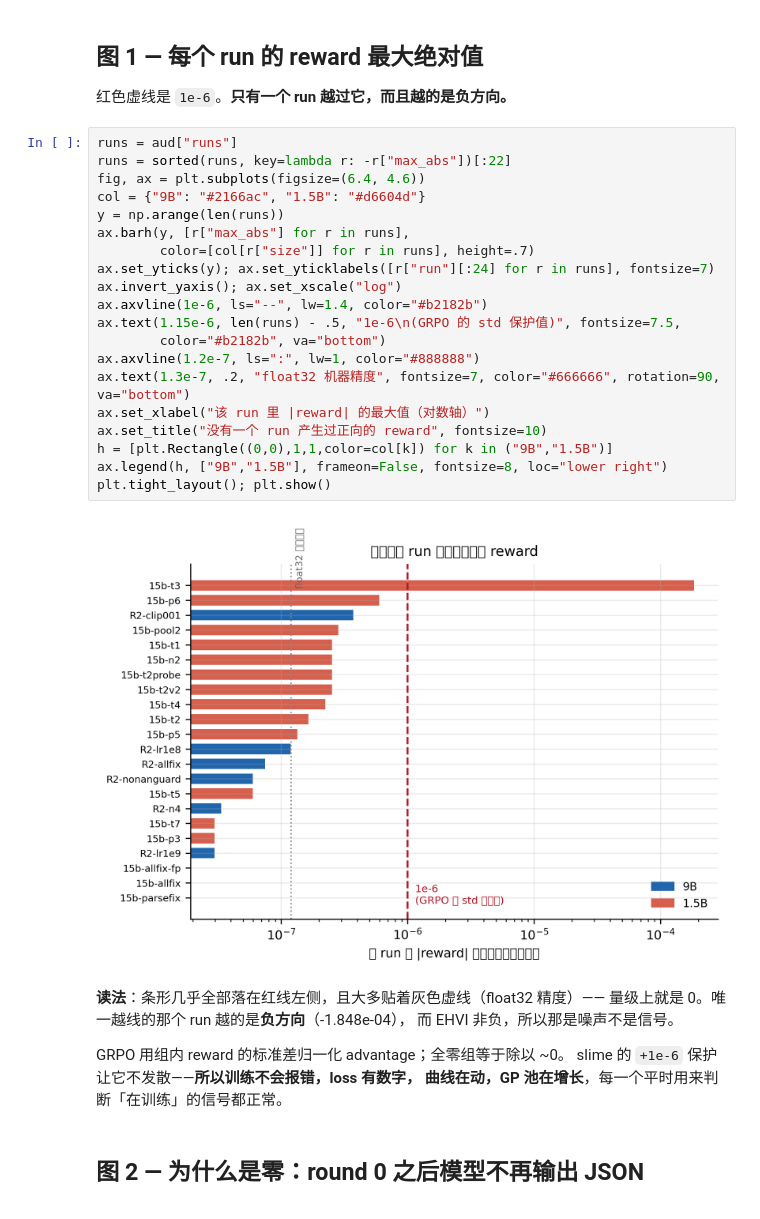
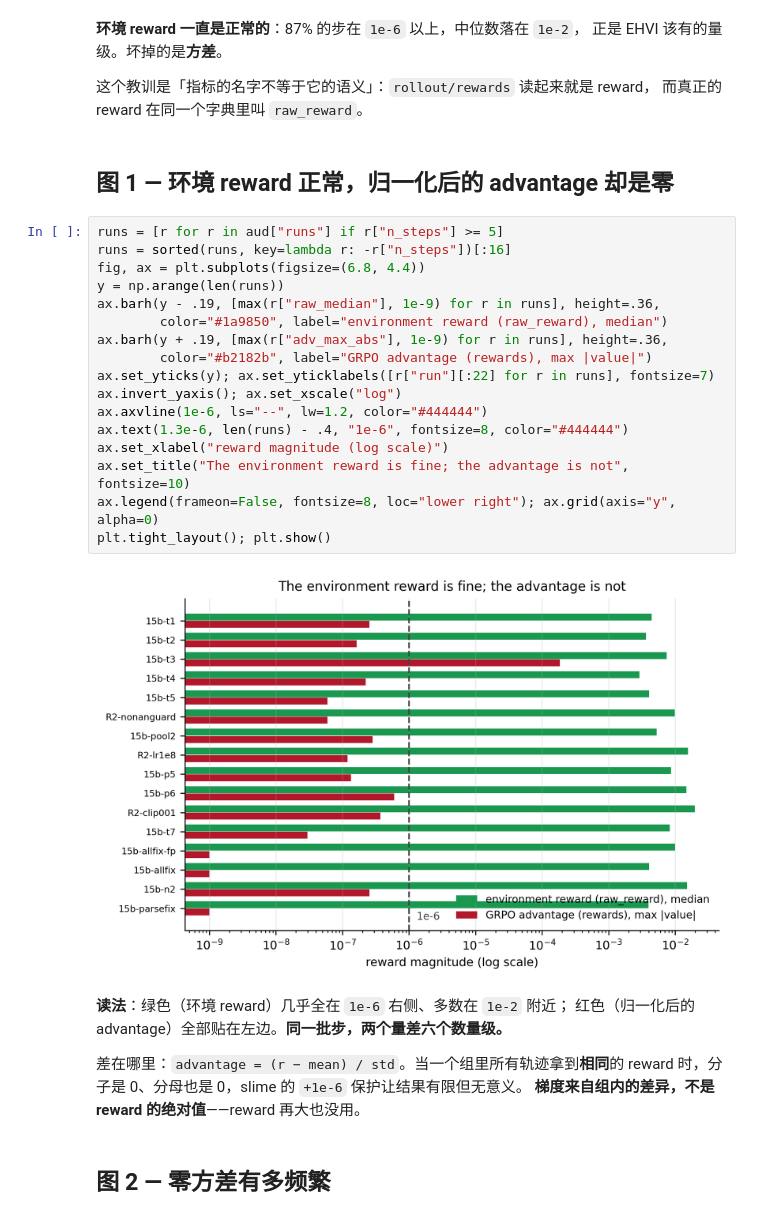
Before and after one commit to KangOxford/Large-Discovery-Models, a Jupyter notebook: rl/slime_launch/handoff_notebooks/01_reward_always_zero.ipynb, the cells around one changed output. Cells and saved outputs as stored; diff of their text form.

```diff
--- a/rl/slime_launch/handoff_notebooks/01_reward_always_zero.ipynb
+++ b/rl/slime_launch/handoff_notebooks/01_reward_always_zero.ipynb
@@ -47,36 +49,36 @@ print(f'  其中为正（真的是改进）：{sum(1 for v in big if v > 0)}')
-# %% [markdown]
-## 图 1 — 每个 run 的 reward 最大绝对值
-
-红色虚线是 `1e-6`。**只有一个 run 越过它，而且越的是负方向。**
+# %% [markdown]
+**环境 reward 一直是正常的**：87% 的步在 `1e-6` 以上，中位数落在 `1e-2`，
+正是 EHVI 该有的量级。坏掉的是**方差**。
+
+这个教训是「指标的名字不等于它的语义」：`rollout/rewards` 读起来就是 reward，
+而真正的 reward 在同一个字典里叫 `raw_reward`。
+# %% [markdown]
+## 图 1 — 环境 reward 正常，归一化后的 advantage 却是零
 # %%
-runs = aud["runs"]
-runs = sorted(runs, key=lambda r: -r["max_abs"])[:22]
-fig, ax = plt.subplots(figsize=(6.4, 4.6))
-col = {"9B": "#2166ac", "1.5B": "#d6604d"}
+runs = [r for r in aud["runs"] if r["n_steps"] >= 5]
+runs = sorted(runs, key=lambda r: -r["n_steps"])[:16]
+fig, ax = plt.subplots(figsize=(6.8, 4.4))
 y = np.arange(len(runs))
-ax.barh(y, [r["max_abs"] for r in runs],
-        color=[col[r["size"]] for r in runs], height=.7)
-ax.set_yticks(y); ax.set_yticklabels([r["run"][:24] for r in runs], fontsize=7)
+ax.barh(y - .19, [max(r["raw_median"], 1e-9) for r in runs], height=.36,
+        color="#1a9850", label="environment reward (raw_reward), median")
+ax.barh(y + .19, [max(r["adv_max_abs"], 1e-9) for r in runs], height=.36,
+        color="#b2182b", label="GRPO advantage (rewards), max |value|")
+ax.set_yticks(y); ax.set_yticklabels([r["run"][:22] for r in runs], fontsize=7)
 ax.invert_yaxis(); ax.set_xscale("log")
-ax.axvline(1e-6, ls="--", lw=1.4, color="#b2182b")
-ax.text(1.15e-6, len(runs) - .5, "1e-6\n(GRPO 的 std 保护值)", fontsize=7.5,
-        color="#b2182b", va="bottom")
-ax.axvline(1.2e-7, ls=":", lw=1, color="#888888")
-ax.text(1.3e-7, .2, "float32 机器精度", fontsize=7, color="#666666", rotation=90, va="bottom")
-ax.set_xlabel("该 run 里 |reward| 的最大值（对数轴）")
-ax.set_title("没有一个 run 产生过正向的 reward", fontsize=10)
-h = [plt.Rectangle((0,0),1,1,color=col[k]) for k in ("9B","1.5B")]
-ax.legend(h, ["9B","1.5B"], frameon=False, fontsize=8, loc="lower right")
+ax.axvline(1e-6, ls="--", lw=1.2, color="#444444")
+ax.text(1.3e-6, len(runs) - .4, "1e-6", fontsize=8, color="#444444")
+ax.set_xlabel("reward magnitude (log scale)")
+ax.set_title("The environment reward is fine; the advantage is not", fontsize=10)
+ax.legend(frameon=False, fontsize=8, loc="lower right"); ax.grid(axis="y", alpha=0)
 plt.tight_layout(); plt.show()
 # %% [output]
-[figure, old version]
+[figure, new version]
-# %% [markdown]
-**读法**：条形几乎全部落在红线左侧，且大多贴着灰色虚线（float32 精度）——
-量级上就是 0。唯一越线的那个 run 越的是**负方向**（-1.848e-04），
-而 EHVI 非负，所以那是噪声不是信号。
-
-GRPO 用组内 reward 的标准差归一化 advantage；全零组等于除以 ~0。
-slime 的 `+1e-6` 保护让它不发散——**所以训练不会报错，loss 有数字，
-曲线在动，GP 池在增长**，每一个平时用来判断「在训练」的信号都正常。
+# %% [markdown]
+**读法**：绿色（环境 reward）几乎全在 `1e-6` 右侧、多数在 `1e-2` 附近；
+红色（归一化后的 advantage）全部贴在左边。**同一批步，两个量差六个数量级。**
+
+差在哪里：`advantage = (r − mean) / std`。当一个组里所有轨迹拿到**相同**的
+reward 时，分子是 0、分母也是 0，slime 的 `+1e-6` 保护让结果有限但无意义。
+**梯度来自组内的差异，不是 reward 的绝对值**——reward 再大也没用。
 # %% [markdown]
-## 图 2 — 为什么是零：round 0 之后模型不再输出 JSON
+## 图 2 — 零方差有多频繁
```
Also changed, not shown: parts of 18 cells of this notebook, 8 other files.
